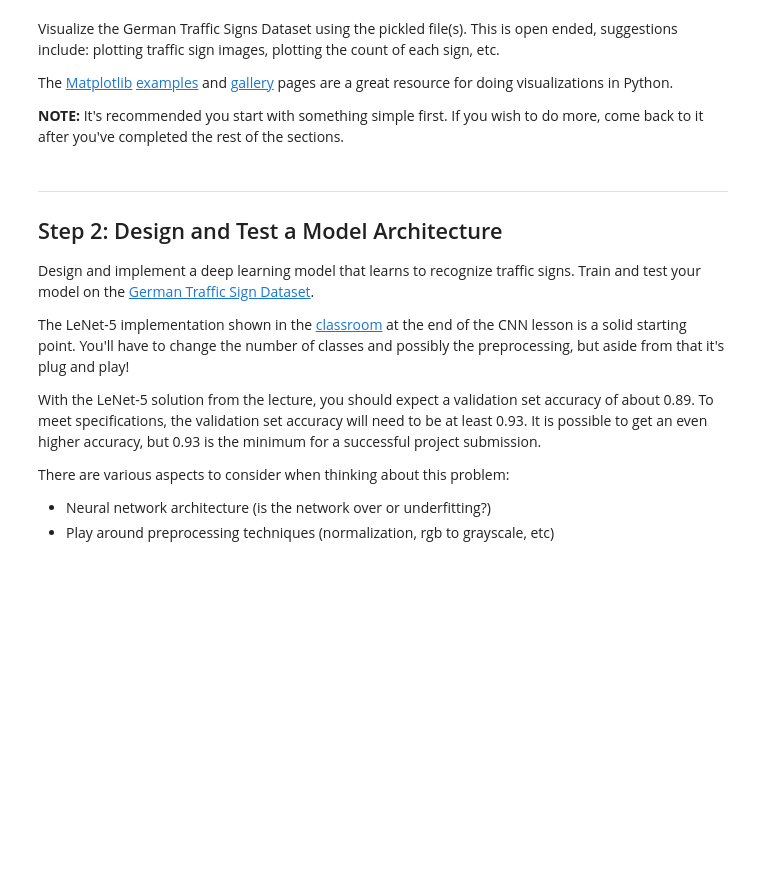
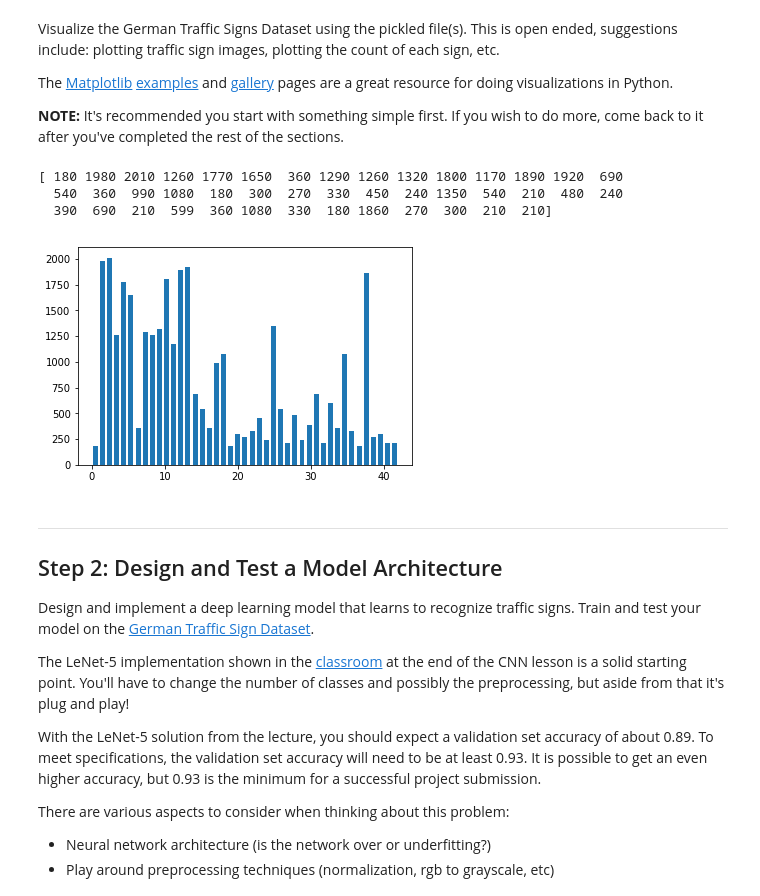
Before and after one commit to Sundeedee/CarND-Traffic-Sign-Classifier-Project, a Jupyter notebook: Traffic_Sign_Classifier.ipynb, the cells around one changed output. Saved outputs shown, nothing was run; the diff lists cells and outputs as text; code cells hidden in the pictures; blank space fills up the shorter version.

```diff
--- a/Traffic_Sign_Classifier.ipynb
+++ b/Traffic_Sign_Classifier.ipynb
@@ -129,9 +100,21 @@ The [Matplotlib](http://matplotlib.org/) [examples](http://matplotlib.org/exampl
 # %%
 ### Data exploration visualization code goes here.
 ### Feel free to use as many code cells as needed.
 import matplotlib.pyplot as plt
 # Visualizations will be shown in the notebook.
 %matplotlib inline
+
+hist, bins = np.histogram(y_train, bins=n_classes)
+print(hist)
+width = 0.7 * (bins[1] - bins[0])
+center = (bins[:-1] + bins[1:]) / 2
+plt.bar(center, hist, align='center', width=width)
+plt.show()
+# %% [output]
+[ 180 1980 2010 1260 1770 1650  360 1290 1260 1320 1800 1170 1890 1920  690
+  540  360  990 1080  180  300  270  330  450  240 1350  540  210  480  240
+  390  690  210  599  360 1080  330  180 1860  270  300  210  210]
+[figure, added]
 # %% [markdown]
 ----
 
```
Also changed, not shown: parts of 6 cells of this notebook, 3 other files.
